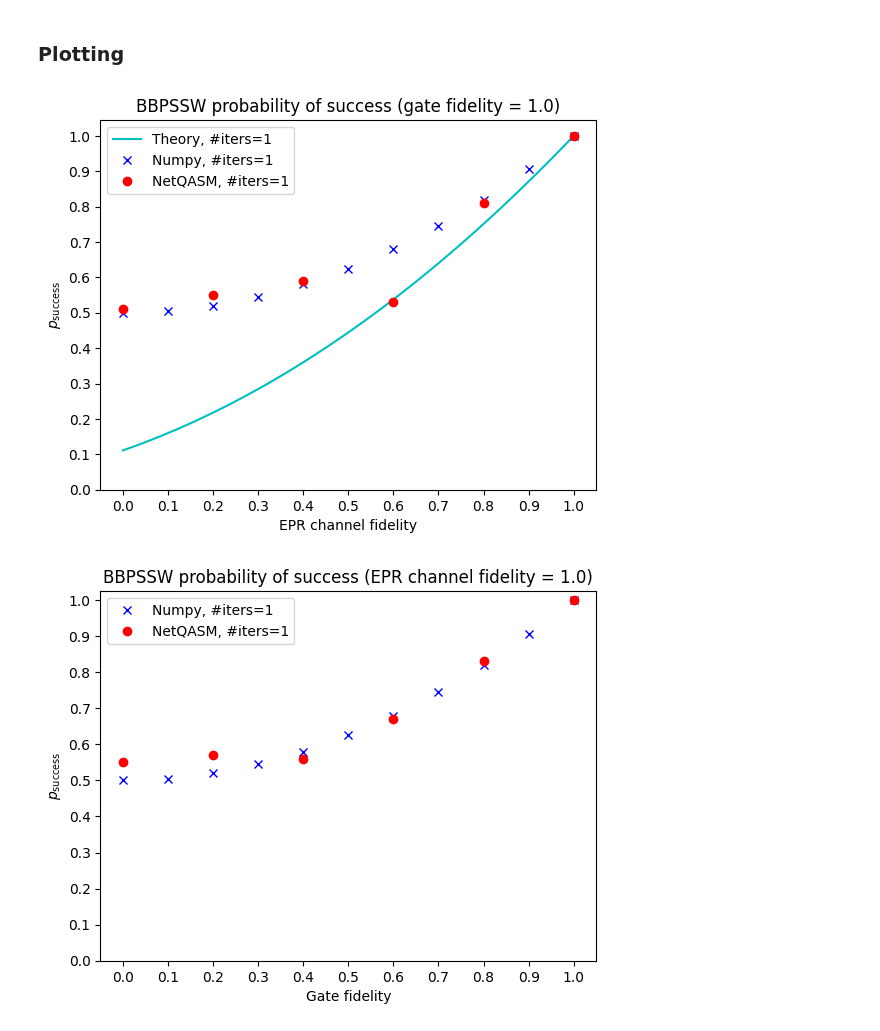
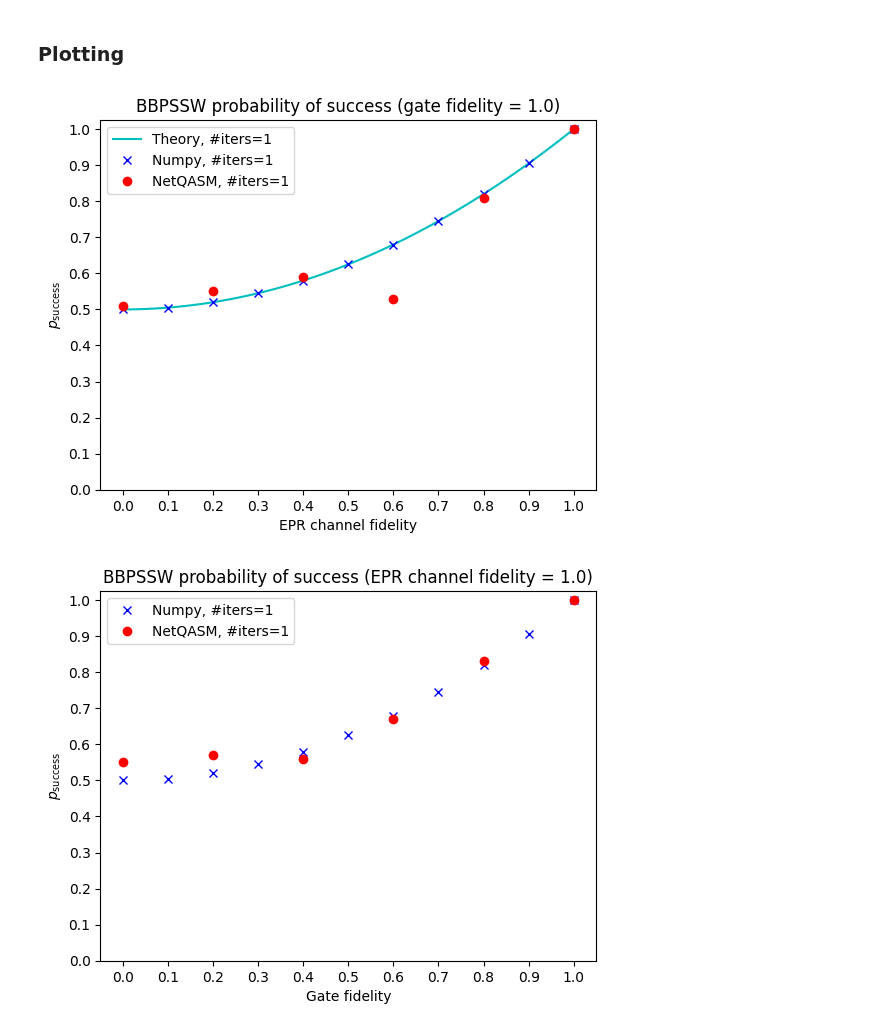
Before and after one commit to iDragos1234/CS4090, a Jupyter notebook: project/bbpssw/bbpssw_simulation.ipynb, the cells around one changed output. Cells and saved outputs as stored; diff of their text form; code cells hidden in the pictures.

```diff
--- a/project/bbpssw/bbpssw_simulation.ipynb
+++ b/project/bbpssw/bbpssw_simulation.ipynb
@@ -138,41 +138,43 @@ netqasm_sim_results
 ### Plotting
 # %%
 # Theoretical functions for BBPSSW
-def prob_succ_theory(F: float):
+def prob_succ_theory(p: float):
     """Theoretical success probability for BBPSSW protocol"""
-    return F**2 + (1-F)**2/9 + 2*F*(1-F)/3
+    F = (1 + 3 * p) / 4  # Initial fidelity of the Werner state to the Bell state |\phi_{00}>
+    return F**2 + (2/3) * (F*(1-F)) + (5/9) * (1-F)**2
 
-def fidelity_succ_theory(F: float):
+def fidelity_succ_theory(p: float):
     """Theoretical fidelity after successful BBPSSW iteration"""
+    F = (1 + 3 * p) / 4  # Initial fidelity of the Werner state to the Bell state |\phi_{00}>
     numerator = F**2 + (1-F)**2/9
     denominator = F**2 + 2*F*(1-F)/3 + 5*(1-F)**2/9
     return numerator / denominator
 # %%
 ps = np.linspace(0, 1, 101)
 plt.plot(
-    ps, prob_succ_theory(ps),
+    ps, np.vectorize(prob_succ_theory)(ps),
     'c-', label='Theory, #iters=1',
 )
 plt.plot(
     numpy_sim_results.query('`Gate fidelity` == 1.0')['EPR channel fidelity'],
     numpy_sim_results.query('`Gate fidelity` == 1.0')['P_Succ'],
     'xb', label='Numpy, #iters=1',
 )
 plt.plot(
     netqasm_sim_results.query('`Gate fidelity` == 1.0')['EPR channel fidelity'],
     netqasm_sim_results.query('`Gate fidelity` == 1.0')['P_succ'],
     'ro', label='NetQASM, #iters=1'
 )
 plt.title('BBPSSW probability of success (gate fidelity = 1.0)')
 plt.xlabel('EPR channel fidelity')
 plt.ylabel(r'$p_\text{success}$')
 ticks = np.arange(11)/10
 plt.xticks(ticks, ticks)
 plt.yticks(ticks, ticks)
 plt.legend()
 plt.show()
 # %% [output]
-[figure, old version]
+[figure, new version]
 # %%
 ps = np.linspace(0, 1, 101)
 plt.plot(
```
Also changed, not shown: parts of 4 cells of this notebook, 1 other file.
